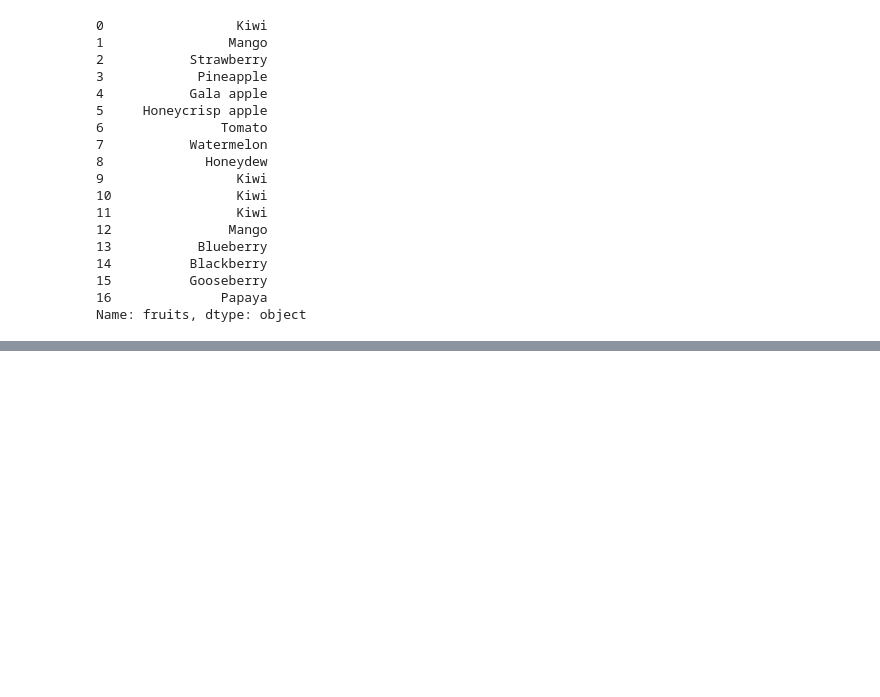
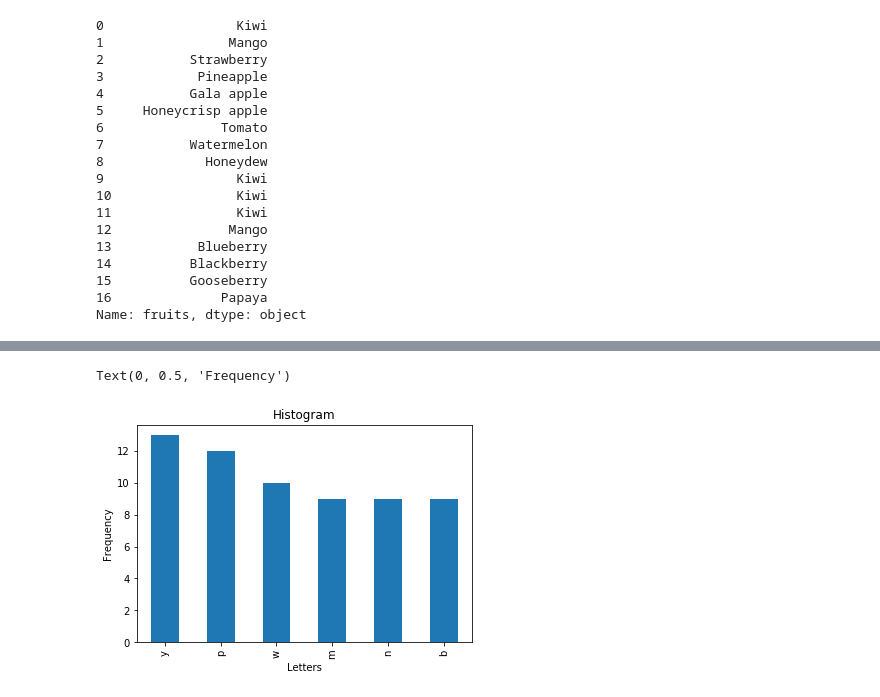
Before and after one commit to ravinder79/python-exercises, a Jupyter notebook: 4.8.4.2_pandas_series.ipynb, the cells around one changed output, grey strips where cells are left out. Drawn from its saved outputs; the diff is of its cells as text; code cells hidden in the pictures; blank space fills up the shorter version.

```diff
--- a/4.8.4.2_pandas_series.ipynb
+++ b/4.8.4.2_pandas_series.ipynb
@@ -157,0 +475,12 @@ Name: fruits, dtype: object
+# %%
+# Create a bar plot of the frequencies of the 6 most frequently occuring letters.
+
+let = Letters.value_counts()[:6]
+let.plot.bar()
+
+plt.title('Histogram')
+plt.xlabel('Letters')
+plt.ylabel('Frequency')
+# %% [output]
+Text(0, 0.5, 'Frequency')
+[figure, added]
```
Also changed, not shown: parts of 33 cells of this notebook.
